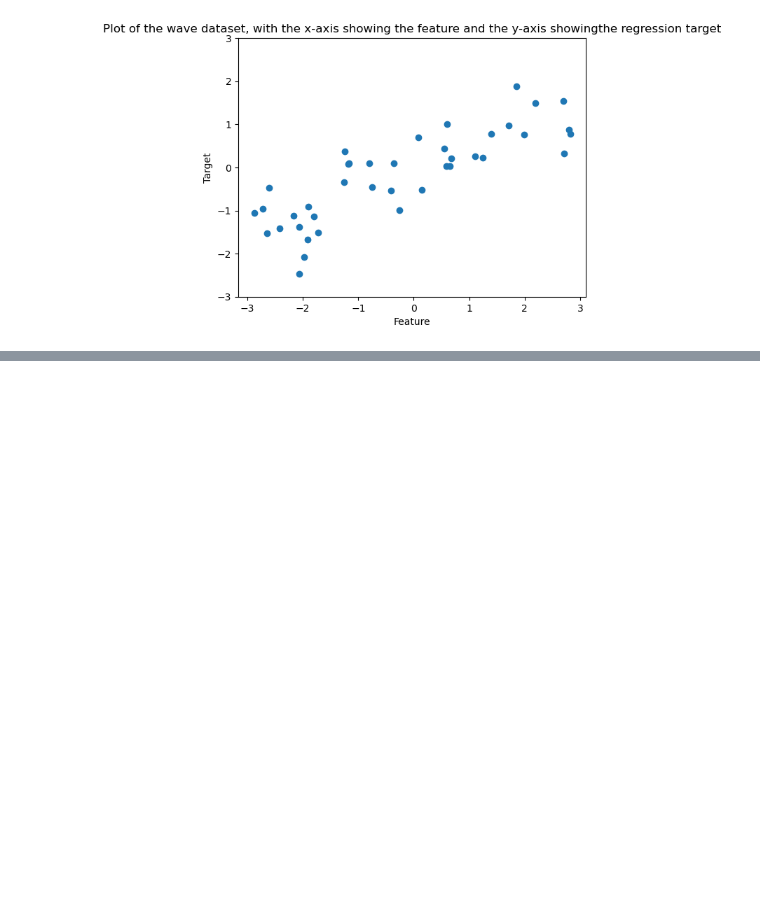
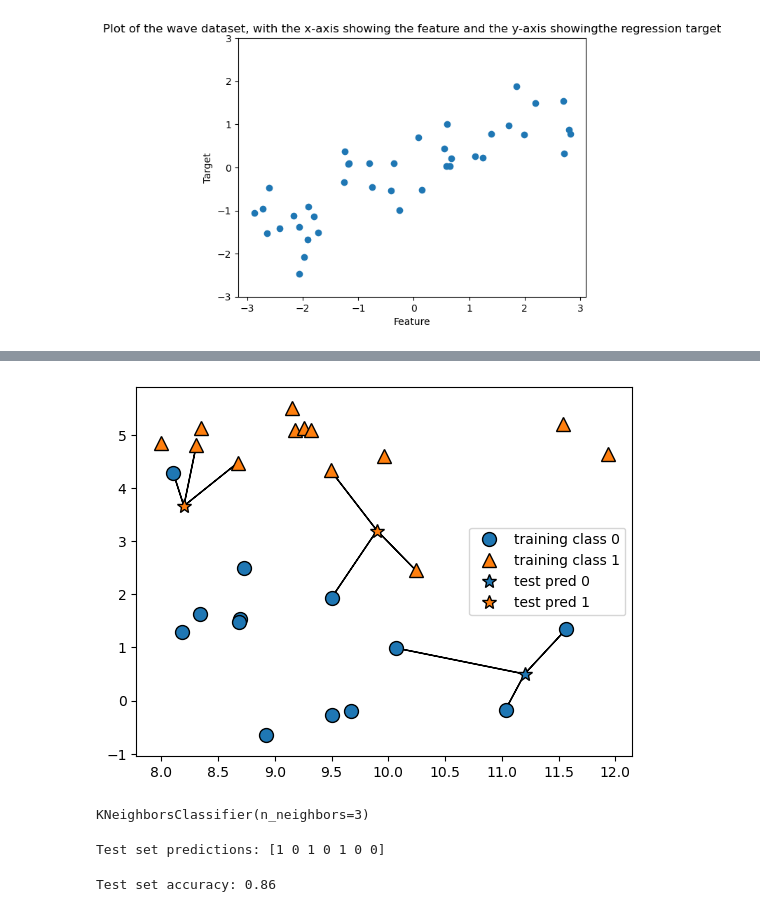
Before and after one commit to oouoz442/mml_IntorductionToMachineLearningWithPython, a Jupyter notebook: Chapter2_Inroduction_To_ML_With_Python.ipynb, the cells around one changed output, grey strips where cells are left out. Drawn from its saved outputs; the diff is of its cells as text; code cells hidden in the pictures; blank space fills up the shorter version.

```diff
--- a/Chapter2_Inroduction_To_ML_With_Python.ipynb
+++ b/Chapter2_Inroduction_To_ML_With_Python.ipynb
@@ -59,0 +122,5 @@ plt.show()
+# %%
+# Predictions made by the three-nearest-neighbors model on the forge dataset
+mglearn.plots.plot_knn_classification(n_neighbors=3)
+# %% [output]
+[figure, added]
@@ -59,0 +142,20 @@ plt.show()
+# %%
+# Now we fit the classifier using the training set
+clf.fit(X_train, y_train)
+# %% [output]
+KNeighborsClassifier(n_neighbors=3)
+# %%
+# To make predictions on the test data, we call the predict method. For each data point
+# in the test set, this computes its nearest neighbors in the training set and finds the
+# most common class amongst these:
+
+print("Test set predictions: {}".format(clf.predict(X_test)))
+# %% [output]
+Test set predictions: [1 0 1 0 1 0 0]
+# %%
+# To evaluate how well our model generalizes, we can call the score method with the
+# test data together with the test labels:
+
+print("Test set accuracy: {:.2f}".format(clf.score(X_test, y_test)))
+# %% [output]
+Test set accuracy: 0.86
```
Also changed, not shown: parts of 22 cells of this notebook.
